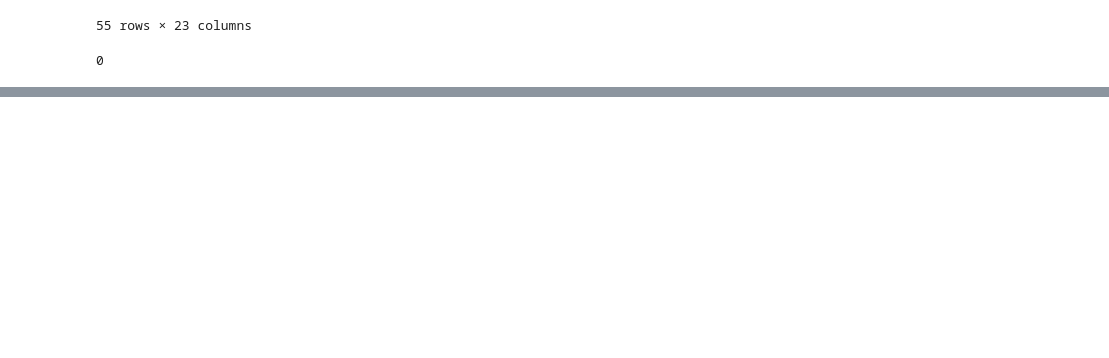
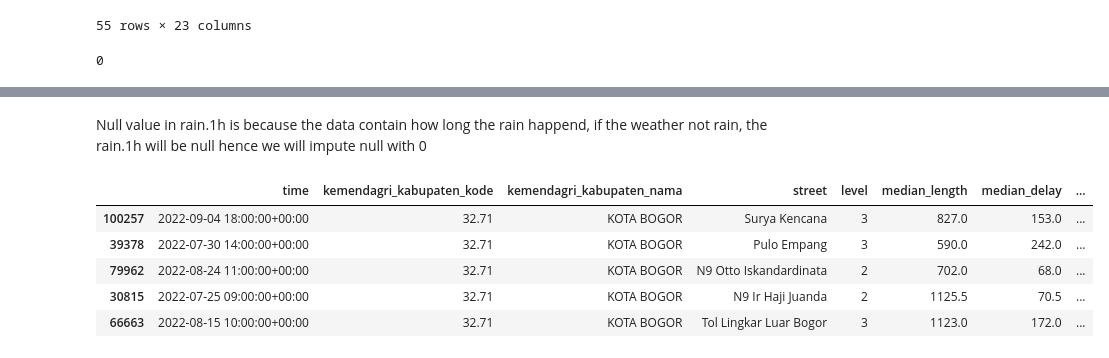
Before and after one commit to ihsannurfaqih/dsls_ds, a Jupyter notebook: notebook/EDA.ipynb, the cells around one changed output, grey strips where cells are left out. Cells and saved outputs as stored; diff of their text form; code cells hidden in the pictures; blank space fills up the shorter version.

```diff
--- a/notebook/EDA.ipynb
+++ b/notebook/EDA.ipynb
@@ -21,6 +21,9 @@ from sklearn.svm import SVC
 # evaluation
 from sklearn.metrics import confusion_matrix
 from sklearn.metrics import f1_score
+
+# pandas cofiguration
+pd.options.display.max_columns=50
 # %% [markdown]
 # Import Dataset
 # %%
@@ -203,0 +229,2 @@ df_final.duplicated().sum()
+# %% [markdown]
+Null value in rain.1h is because the data contain how long the rain happend, if the weather not rain, the rain.1h will be null hence we will impute null with 0
@@ -203,0 +238,9 @@ df_final.duplicated().sum()
+# %%
+df_final.sample(5)
+# %% [output]
+|  | time | kemendagri_kabupaten_kode | kemendagri_kabupaten_nama | street | level | median_length | median_delay | ... |
+| 100257 | 2022-09-04 18:00:00+00:00 | 32.71 | KOTA BOGOR | Surya Kencana | 3 | 827.0 | 153.0 | ... |
+| 39378 | 2022-07-30 14:00:00+00:00 | 32.71 | KOTA BOGOR | Pulo Empang | 3 | 590.0 | 242.0 | ... |
+| 79962 | 2022-08-24 11:00:00+00:00 | 32.71 | KOTA BOGOR | N9 Otto Iskandardinata | 2 | 702.0 | 68.0 | ... |
+| 30815 | 2022-07-25 09:00:00+00:00 | 32.71 | KOTA BOGOR | N9 Ir Haji Juanda | 2 | 1125.5 | 70.5 | ... |
+| 66663 | 2022-08-15 10:00:00+00:00 | 32.71 | KOTA BOGOR | Tol Lingkar Luar Bogor | 3 | 1123.0 | 172.0 | ... |
```
Also changed, not shown: parts of 21 cells of this notebook.
